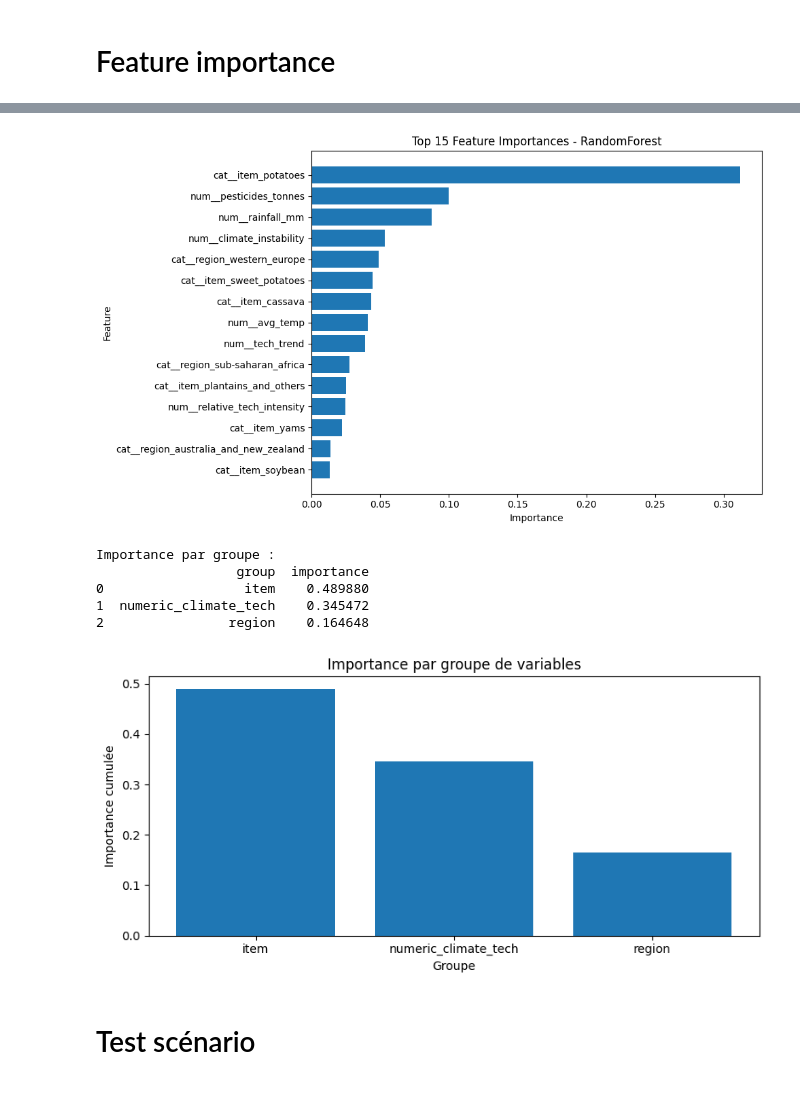
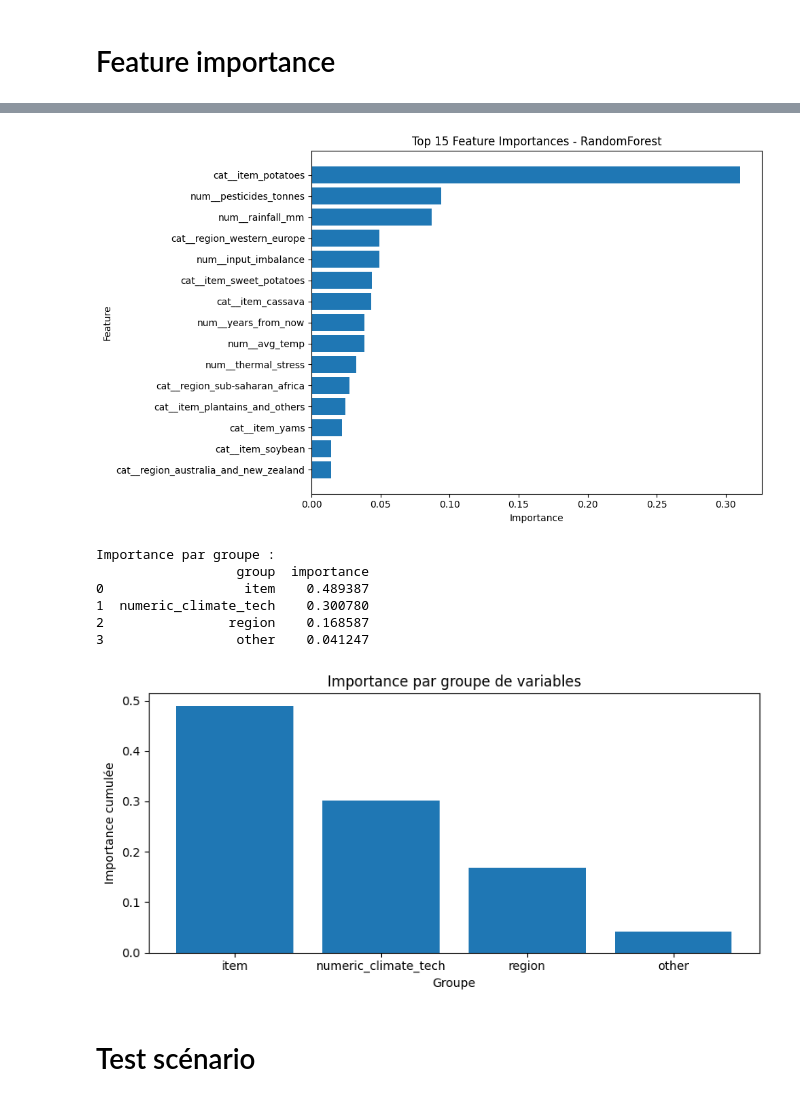
Before and after one commit to SCFlorian/Systeme_recommandation_agricole, a Jupyter notebook: notebooks/notebook_modelisation.ipynb, the cells around one changed output, grey strips where cells are left out. Cells and saved outputs as stored; diff of their text form; code cells hidden in the pictures.

```diff
--- a/notebooks/notebook_modelisation.ipynb
+++ b/notebooks/notebook_modelisation.ipynb
@@ -845,13 +860,8 @@ Created version '3' of model 'Yield_Forecaster_GridSearch'.
 # %% [markdown]
 # Feature importance
 # %%
-best_pipeline = result["best_pipeline"]
-best_params = result["best_params"]
-test_metrics = result["test_metrics"]
 
-print("Best params :", best_params)
-print("Test metrics :", test_metrics)
-
+best_pipeline = joblib.load("../model/yield_pipeline.joblib")
 # Extraire le modèle et le préprocesseur du pipeline
 rf_model = best_pipeline.named_steps["model"]
 preprocessor = best_pipeline.named_steps["preprocessor"]
@@ -892,8 +902,8 @@ plt.show()
 def feature_group(feature_name: str) -> str:
 
     if "avg_temp" in feature_name or "rainfall_mm" in feature_name \
-       or "pesticides_tonnes" in feature_name or "tech_trend" in feature_name \
-       or "climate_instability" in feature_name or "relative_tech_intensity" in feature_name:
+       or "pesticides_tonnes" in feature_name or "input_imbalance" in feature_name \
+       or "thermal_stress" in feature_name:
         return "numeric_climate_tech"
 
     if "region_" in feature_name:
@@ -950,10 +957,11 @@ Top 15 features :
-[figure, old version]
+[figure, new version]
 Importance par groupe :
                   group  importance
-0                  item    0.489880
-1  numeric_climate_tech    0.345472
-2                region    0.164648
+0                  item    0.489387
+1  numeric_climate_tech    0.300780
+2                region    0.168587
+3                 other    0.041247
-[figure, old version]
+[figure, new version]
 # %% [markdown]
 # Test scénario
 # %%
```
Also changed, not shown: parts of 19 cells of this notebook, 8 other files.
